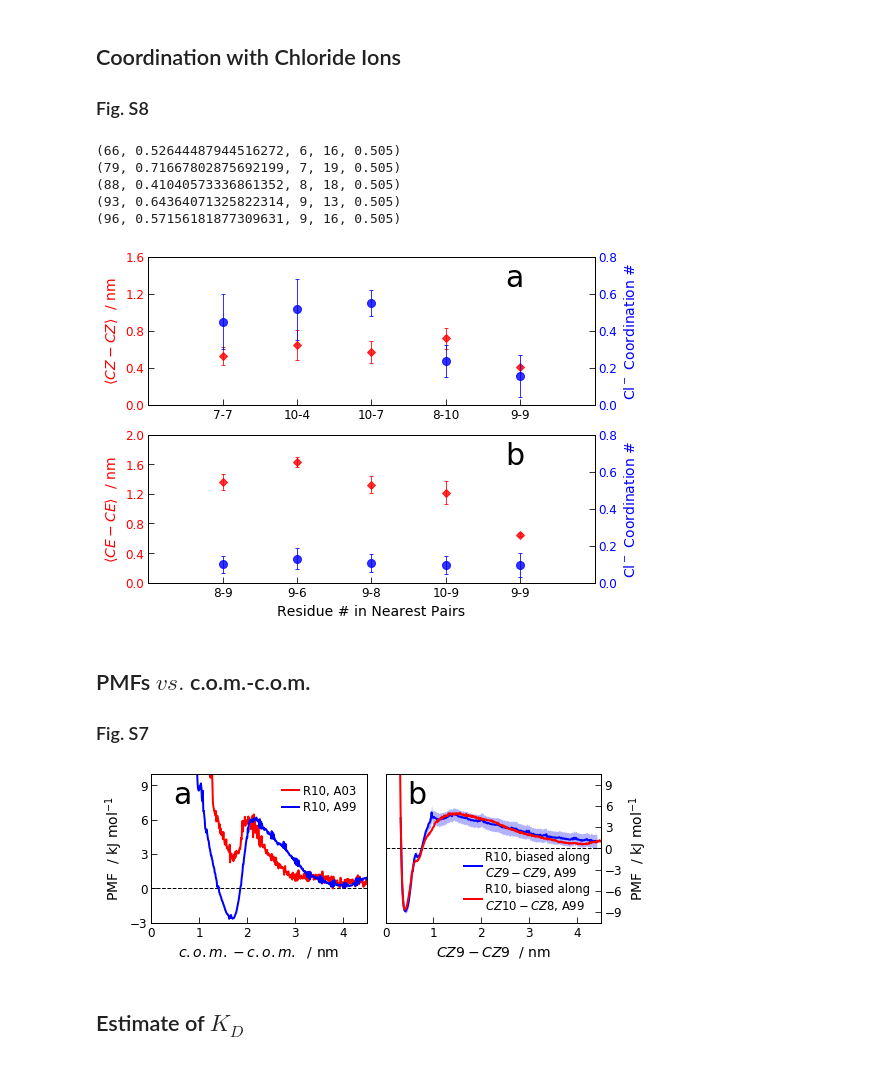
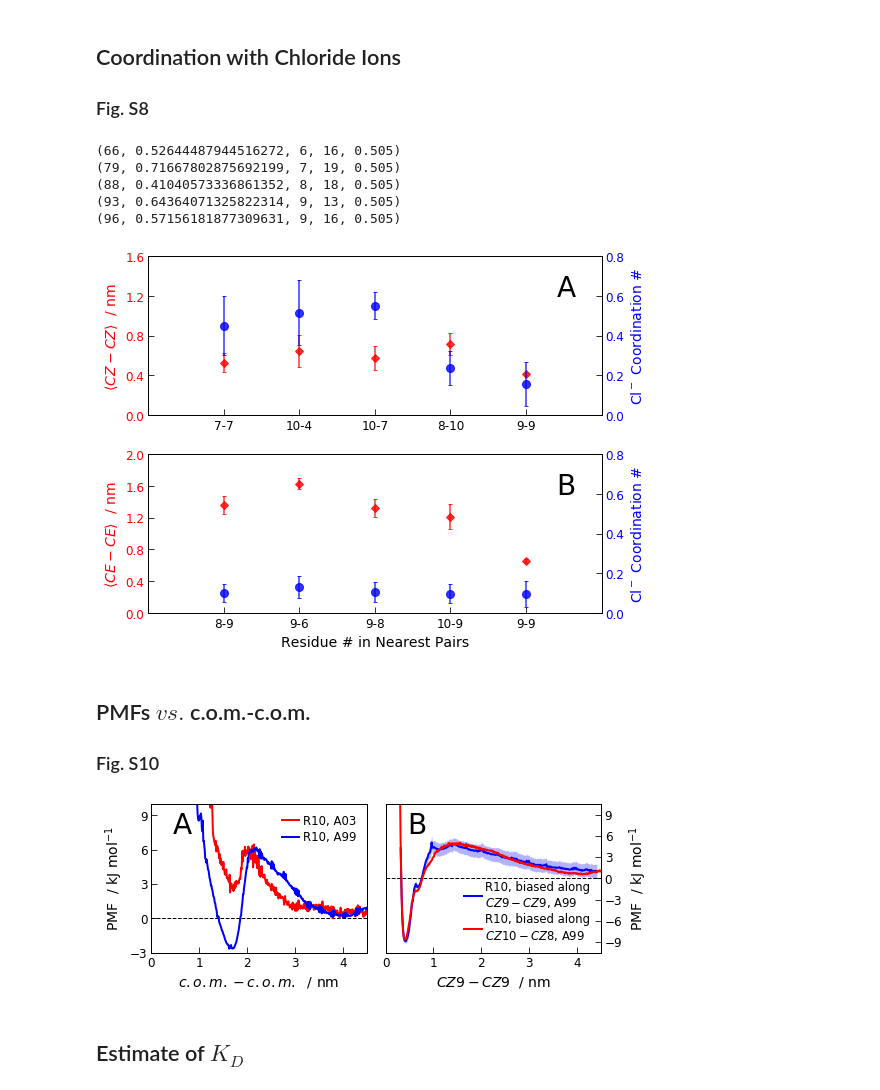
Before and after one commit to mlund/decaarginine, a Jupyter notebook: SI-notebook.ipynb, the cells around one changed output. Cells and saved outputs as stored; diff of their text form; code cells hidden in the pictures.

```diff
--- a/SI-notebook.ipynb
+++ b/SI-notebook.ipynb
@@ -2136,7 +2132,7 @@ for t in [trm]:
     dist_stkd_err = np.array([dist_err[66],dist_err[93],dist_err[96],dist_err[79],dist_err[88]])
     cnum_stkd_err = np.array([cnum_err[66],cnum_err[93],cnum_err[96],cnum_err[79],cnum_err[88]])
     ax1.errorbar(range(0,5),dist_stkd,dist_stkd_err,color='r',lw=0,marker='D',
-             markeredgecolor='r',alpha=0.8,markersize=6,elinewidth=1.,capsize=2,capthick=1.)
+             markeredgecolor='r',alpha=0.8,markersize=6,elinewidth=1.5,capsize=2,capthick=1.)
     #ax1.set_xlabel('residue #')
     ax1.set_ylabel(r'$\langle CZ-CZ \rangle$  / nm', color='r')
     ax1.set_ylim(0,1.6)
@@ -2145,7 +2141,7 @@ for t in [trm]:
     ax2 = ax1.twinx()
     ax2.set_ylim(0,.8)
     ax2.errorbar(range(0,5),cnum_stkd,cnum_stkd_err,color='b',lw=0,marker='o',
-             markeredgecolor='b',alpha=0.8,markersize=8,elinewidth=1.,capsize=2,capthick=1.)
+             markeredgecolor='b',alpha=0.8,markersize=8,elinewidth=1.5,capsize=2,capthick=1.)
     ax2.yaxis.set_label_position("right")
     ax2.set_ylabel('Cl$^-$ Coordination #', color='b')
     for tl in ax2.get_yticklabels():
@@ -2185,41 +2181,42 @@ for t in [tkl]:
     dist_stkd = np.array([dist[78],dist[85],dist[87],dist[98],dist[88]])
     cnum_stkd = np.array([cnum[78],cnum[85],cnum[87],cnum[98],cnum[88]])
     dist_stkd_err = np.array([dist_err[78],dist_err[85],dist_err[87],dist_err[98],dist_err[88]])
     cnum_stkd_err = np.array([cnum_err[78],cnum_err[85],cnum_err[87],cnum_err[98],cnum_err[88]])
     ax3.errorbar(range(0,5),dist_stkd,dist_stkd_err,color='r',lw=0,marker='D',
-             markeredgecolor='r',alpha=0.8,markersize=6,elinewidth=1.,capsize=2,capthick=1.)
+             markeredgecolor='r',alpha=0.8,markersize=6,elinewidth=1.5,capsize=2,capthick=1.)
     ax3.set_xlabel('Residue # in Nearest Pairs')
     ax3.set_ylabel(r'$\langle CE-CE \rangle$  / nm', color='r')
     ax3.set_ylim(0,2)
     for tl in ax3.get_yticklabels():
         tl.set_color('r')
     ax4 = ax3.twinx()
     ax4.set_ylim(0,.8)
     ax4.errorbar(range(0,5),cnum_stkd,cnum_stkd_err,color='b',lw=0,marker='o',
-             markeredgecolor='b',alpha=0.8,markersize=8,elinewidth=1.,capsize=2,capthick=1.)
+             markeredgecolor='b',alpha=0.8,markersize=8,elinewidth=1.5,capsize=2,capthick=1.)
     ax4.yaxis.set_label_position("right")
     ax4.set_ylabel('Cl$^-$ Coordination #', color='b')
     for tl in ax4.get_yticklabels():
         tl.set_color('b')
     labels = ['8-9','9-6','9-8','10-9','9-9']
     plt.xticks(range(0,5),labels)
     ax3.set_yticks(np.arange(0,2.1,.4))
     ax4.set_yticks(np.arange(0,.9,.2))
     plt.xlim(-1,5)
-    ax1.annotate('a',xy=(0.8,0.8),xycoords='axes fraction',color='k',fontsize=30)
-    ax3.annotate('b',xy=(0.8,0.8),xycoords='axes fraction',color='k',fontsize=30)
+    ax1.annotate('A',xy=(0.9,0.75),xycoords='axes fraction',color='k',fontsize=28)
+    ax3.annotate('B',xy=(0.9,0.75),xycoords='axes fraction',color='k',fontsize=28)
+plt.tight_layout()
 plt.savefig('fig/figS8.pdf')
 plt.show()
 # %% [output]
 (66, 0.52644487944516272, 6, 16, 0.505)
 (79, 0.71667802875692199, 7, 19, 0.505)
 (88, 0.41040573336861352, 8, 18, 0.505)
 (93, 0.64364071325822314, 9, 13, 0.505)
 (96, 0.57156181877309631, 9, 16, 0.505)
-[figure, old version]
+[figure, new version]
 # %% [markdown]
 ## PMFs $vs.$ c.o.m.-c.o.m.
-### Fig. S7
+### Fig. S10
 # %%
 plt.rcParams.update({'font.size': 14, 'figure.figsize': [8.0, 3], 'font.family':'DejaVu Sans',
                      'xtick.major.pad':4, 'ytick.major.pad':4,
@@ -2263,8 +2260,8 @@ ax2.set_ylabel('PMF  / kJ mol$^{-1}$')
 
 ax1.yaxis.tick_left()
 
-ax1.annotate('a',xy=(0.1,0.8),xycoords='axes fraction',color='k',fontsize=30)
-ax2.annotate('b',xy=(0.1,0.8),xycoords='axes fraction',color='k',fontsize=30)
+ax1.annotate('A',xy=(0.1,0.8),xycoords='axes fraction',color='k',fontsize=28)
+ax2.annotate('B',xy=(0.1,0.8),xycoords='axes fraction',color='k',fontsize=28)
 
 ax1.set_xticks(np.arange(0,5,1))
 ax2.set_xticks(np.arange(0,5,1))
@@ -2279,10 +2276,10 @@ ax1.legend(loc='upper right',handlelength=1.5,frameon=False,handletextpad=0.3)
 ax2.legend(loc='lower right',handlelength=1.5,frameon=False,handletextpad=0.3)
 
 f.tight_layout()
-f.savefig('fig/figS7.pdf')
+f.savefig('fig/figS10.pdf')
 plt.show()
 # %% [output]
-[figure, old version]
+[figure, new version]
 # %% [markdown]
 ## Estimate of $K_D$
 # %%
```
Also changed, not shown: parts of 23 cells of this notebook, 2 other files.
